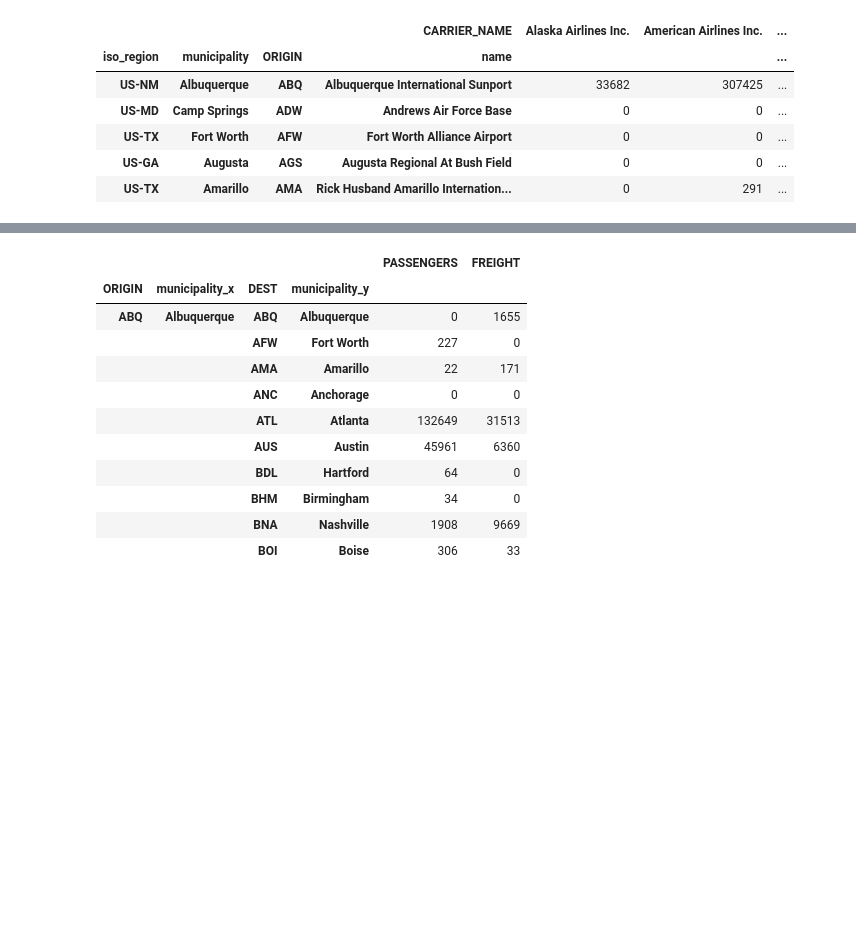
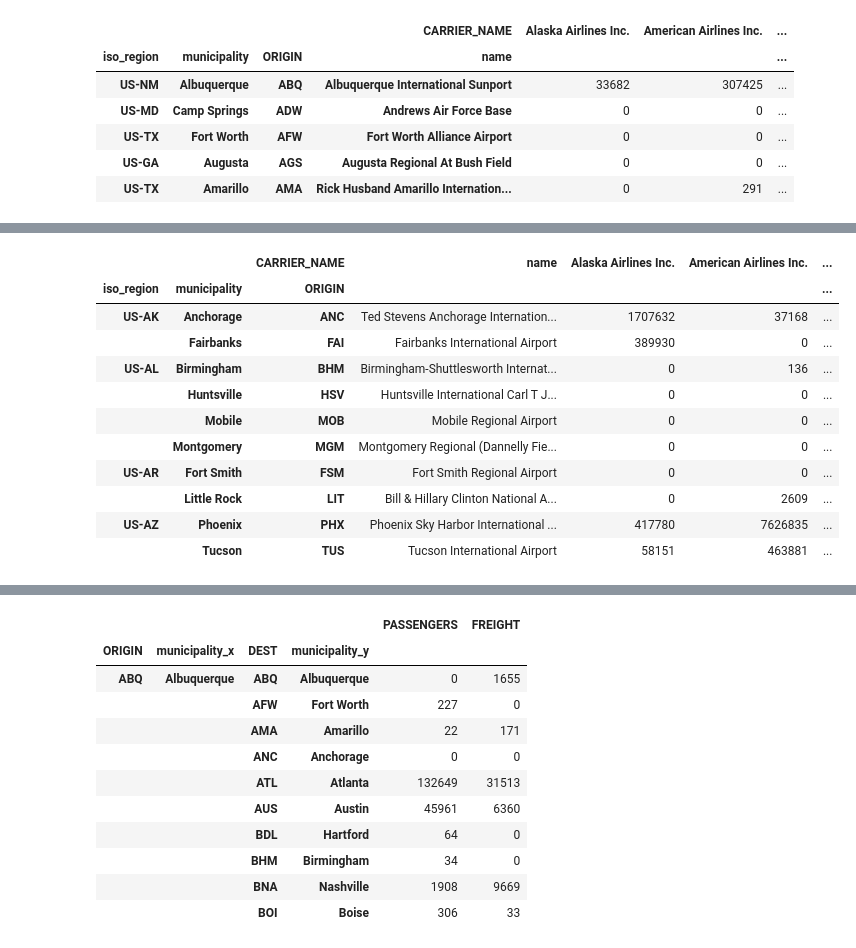
Before and after one commit to amangup/data-analysis-bootcamp, a Jupyter notebook: 08-Pandas3/pandas3.ipynb, the cells around one changed output, grey strips where cells are left out. Cells and saved outputs as stored; diff of their text form; code cells hidden in the pictures; blank space fills up the shorter version.

```diff
--- a/08-Pandas3/pandas3.ipynb
+++ b/08-Pandas3/pandas3.ipynb
@@ -332,0 +309,16 @@ final_airline_compare.loc['US-CA']
+# %%
+final_airline_compare.reset_index(level=3, inplace=True)
+final_airline_compare.head(10)
+# %% [output]
+|  |  | CARRIER_NAME | name | Alaska Airlines Inc. | American Airlines Inc. | ... |
+| iso_region | municipality | ORIGIN |  |  |  | ... |
+| US-AK | Anchorage | ANC | Ted Stevens Anchorage Internation... | 1707632 | 37168 | ... |
+|  | Fairbanks | FAI | Fairbanks International Airport | 389930 | 0 | ... |
+| US-AL | Birmingham | BHM | Birmingham-Shuttlesworth Internat... | 0 | 136 | ... |
+|  | Huntsville | HSV | Huntsville International Carl T J... | 0 | 0 | ... |
+|  | Mobile | MOB | Mobile Regional Airport | 0 | 0 | ... |
+|  | Montgomery | MGM | Montgomery Regional (Dannelly Fie... | 0 | 0 | ... |
+| US-AR | Fort Smith | FSM | Fort Smith Regional Airport | 0 | 0 | ... |
+|  | Little Rock | LIT | Bill & Hillary Clinton National A... | 0 | 2609 | ... |
+| US-AZ | Phoenix | PHX | Phoenix Sky Harbor International ... | 417780 | 7626835 | ... |
+|  | Tucson | TUS | Tucson International Airport | 58151 | 463881 | ... |
```
Also changed, not shown: parts of 46 cells of this notebook.
